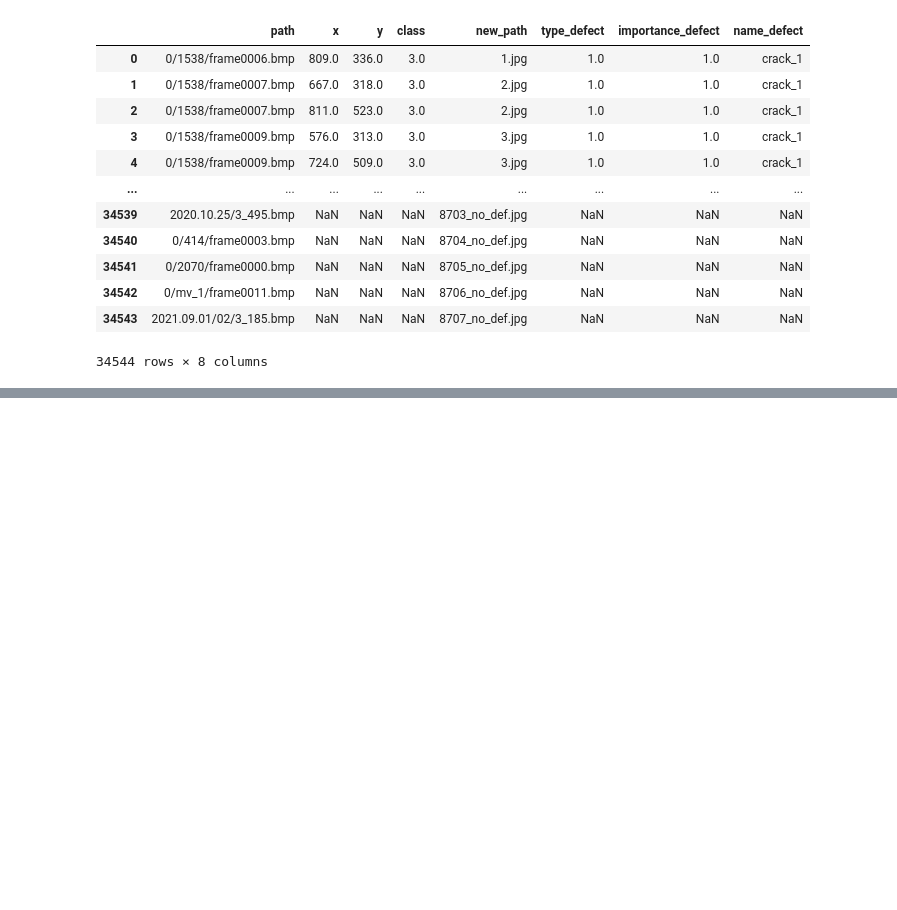
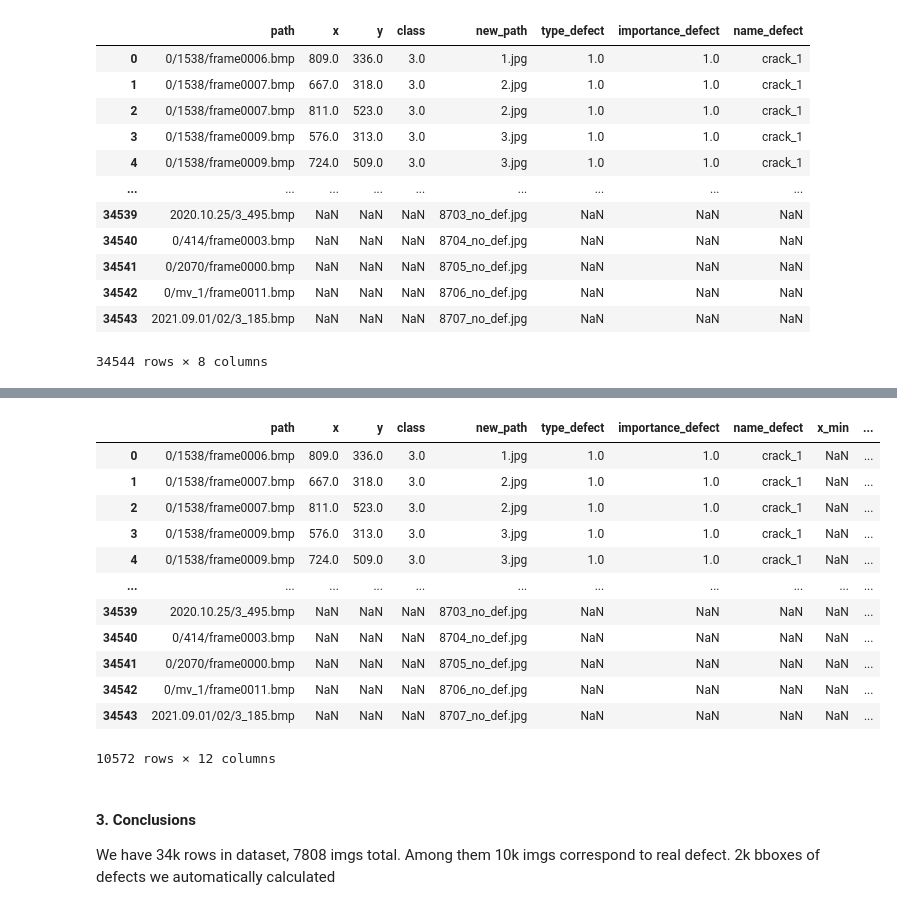
Before and after one commit to Dynamical-LR/atomic_pipes, a Jupyter notebook: nn/data_preparation/4_create_bbox.ipynb, the cells around one changed output, grey strips where cells are left out. Drawn from its saved outputs; the diff is of its cells as text; code cells hidden in the pictures; blank space fills up the shorter version.

```diff
--- a/nn/data_preparation/4_create_bbox.ipynb
+++ b/nn/data_preparation/4_create_bbox.ipynb
@@ -172,0 +194,16 @@ def get_bbox(x_center, y_center, cls):
+# %%
+df[df['class']!=0] # 10k
+# %% [output]
+|  | path | x | y | class | new_path | type_defect | importance_defect | name_defect | x_min | ... |
+| 0 | 0/1538/frame0006.bmp | 809.0 | 336.0 | 3.0 | 1.jpg | 1.0 | 1.0 | crack_1 | NaN | ... |
+| 1 | 0/1538/frame0007.bmp | 667.0 | 318.0 | 3.0 | 2.jpg | 1.0 | 1.0 | crack_1 | NaN | ... |
+| 2 | 0/1538/frame0007.bmp | 811.0 | 523.0 | 3.0 | 2.jpg | 1.0 | 1.0 | crack_1 | NaN | ... |
+| 3 | 0/1538/frame0009.bmp | 576.0 | 313.0 | 3.0 | 3.jpg | 1.0 | 1.0 | crack_1 | NaN | ... |
+| 4 | 0/1538/frame0009.bmp | 724.0 | 509.0 | 3.0 | 3.jpg | 1.0 | 1.0 | crack_1 | NaN | ... |
+| ... | ... | ... | ... | ... | ... | ... | ... | ... | ... | ... |
+| 34539 | 2020.10.25/3_495.bmp | NaN | NaN | NaN | 8703_no_def.jpg | NaN | NaN | NaN | NaN | ... |
+| 34540 | 0/414/frame0003.bmp | NaN | NaN | NaN | 8704_no_def.jpg | NaN | NaN | NaN | NaN | ... |
+| 34541 | 0/2070/frame0000.bmp | NaN | NaN | NaN | 8705_no_def.jpg | NaN | NaN | NaN | NaN | ... |
+| 34542 | 0/mv_1/frame0011.bmp | NaN | NaN | NaN | 8706_no_def.jpg | NaN | NaN | NaN | NaN | ... |
+| 34543 | 2021.09.01/02/3_185.bmp | NaN | NaN | NaN | 8707_no_def.jpg | NaN | NaN | NaN | NaN | ... |
+10572 rows × 12 columns
@@ -172,0 +212,4 @@ def get_bbox(x_center, y_center, cls):
+# %% [markdown]
+#### 3. Conclusions
+
+We have 34k rows in dataset, 7808 imgs total. Among them 10k imgs correspond to real defect. 2k bboxes of defects we automatically calculated
```
Also changed, not shown: parts of 8 cells of this notebook, 2 other files.
